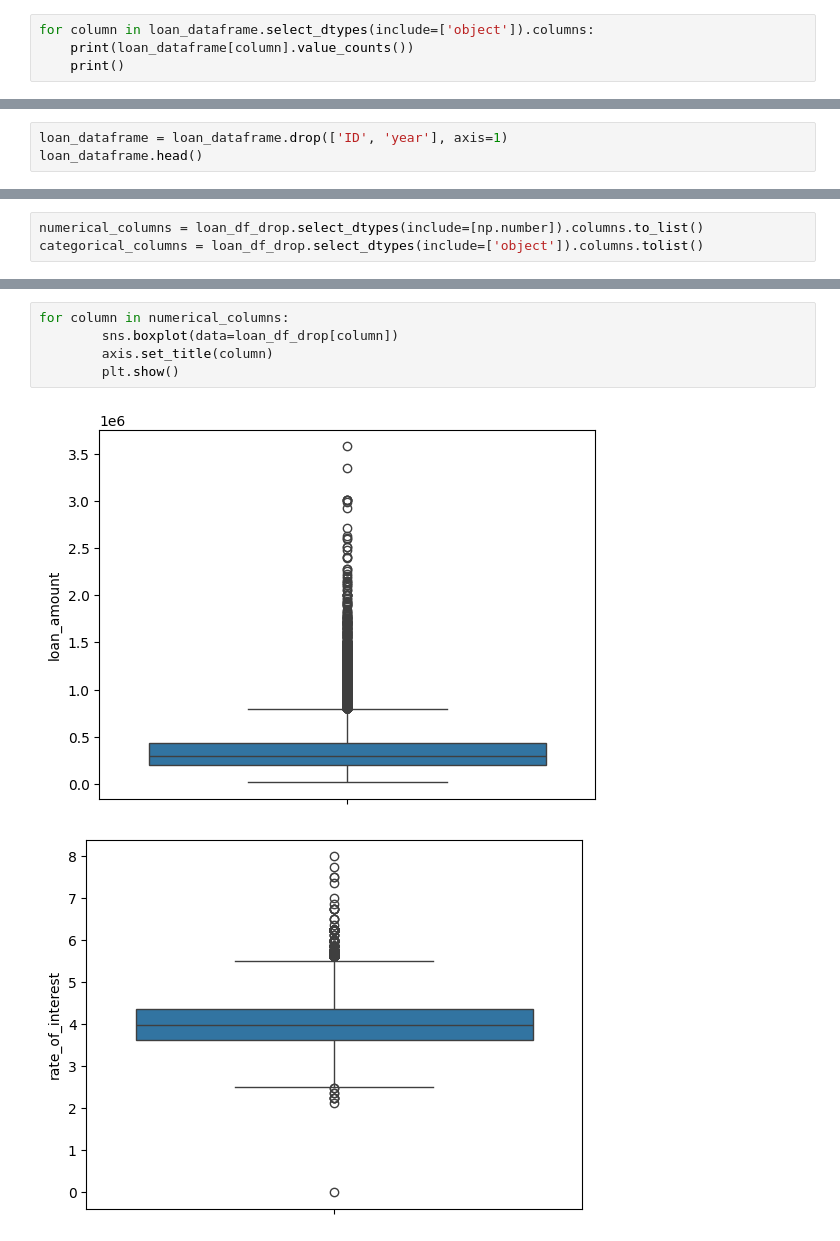
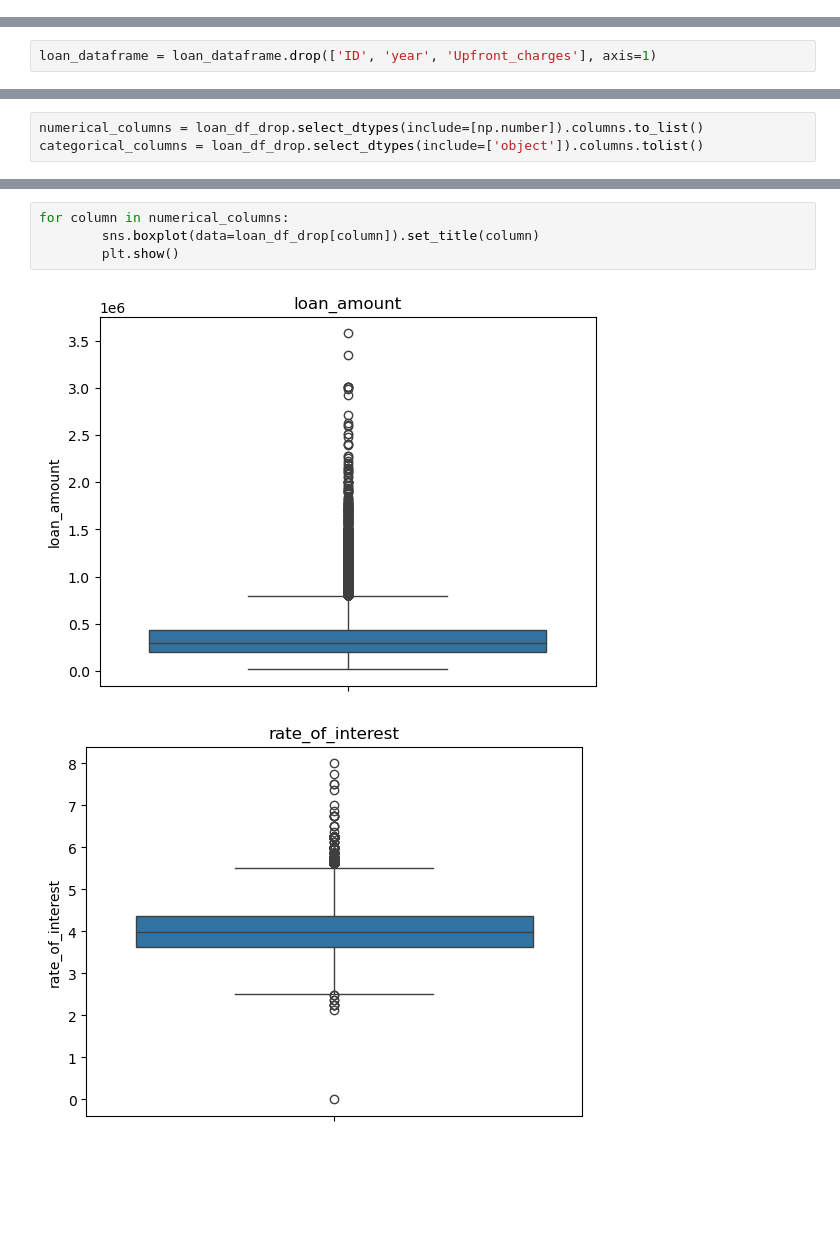
Before and after one commit to BartlomiejGaw/Loan_Default_Prediction, a Jupyter notebook: Data_Cleaning_and_EDA.ipynb, the cells around one changed output, grey strips where cells are left out. Drawn from its saved outputs; the diff is of its cells as text; blank space fills up the shorter version.

```diff
--- a/Data_Cleaning_and_EDA.ipynb
+++ b/Data_Cleaning_and_EDA.ipynb
@@ -148,7 +146,3 @@ missing_percentage.sort_values(by=['%'+' of missing data'], ascending=False)[:15
 | 15 | Neg_ammortization | 0.081388 |
 | 14 | term | 0.027578 |
 | 30 | Region | 0.000000 |
-# %%
-for column in loan_dataframe.select_dtypes(include=['object']).columns:
-    print(loan_dataframe[column].value_counts())
-    print()
@@ -175,3 +153,2 @@ We can drop ID and year columns, as they will not be useful for data analysis an
 # %%
-loan_dataframe = loan_dataframe.drop(['ID', 'year'], axis=1)
-loan_dataframe.head()
+loan_dataframe = loan_dataframe.drop(['ID', 'year', 'Upfront_charges'], axis=1)
@@ -268,9 +217,8 @@ numerical_columns
  'dtir1']
 # %%
 for column in numerical_columns:
-        sns.boxplot(data=loan_df_drop[column])
-        axis.set_title(column)
+        sns.boxplot(data=loan_df_drop[column]).set_title(column)
         plt.show()
 # %% [output]
-[figure, old version]
+[figure, new version]
-[figure, old version]
+[figure, new version]
```
Also changed, not shown: parts of 49 cells of this notebook, 2 other files.
